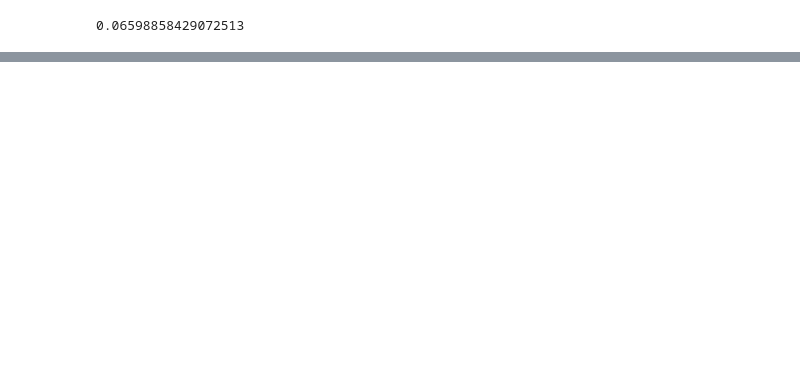
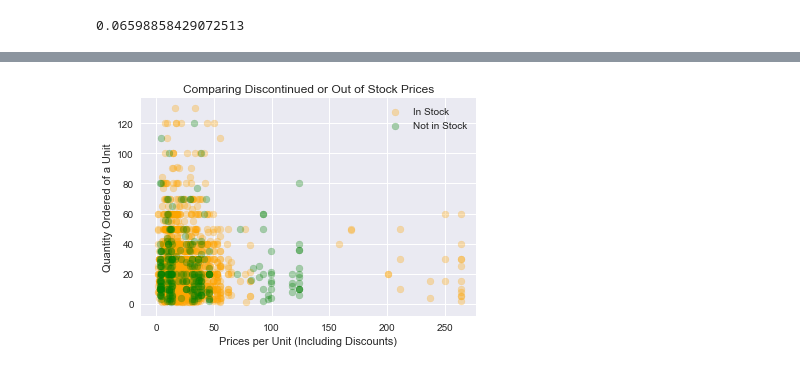
Before and after one commit to bronwencc/Module-3-Project, a Jupyter notebook: student.ipynb, the cells around one changed output, grey strips where cells are left out. Cells and saved outputs as stored; diff of their text form; code cells hidden in the pictures; blank space fills up the shorter version.

```diff
--- a/student.ipynb
+++ b/student.ipynb
@@ -1201,5 +1183,4 @@ ordersOOSDdf.to_csv(path_or_buf="OrdersStockDisc.csv")
 # %%
-import pandas as pd
-ordersOOSDdf = pd.read_csv("OrdersStockDisc.csv")
+ordersOOSDdf = pd.read_csv("files/OrdersStockDisc.csv")
 ordersOOSDdf.drop(columns=["Unnamed: 0"], inplace=True)
 ordersOOSDdf.info()
@@ -1267,0 +1266,3 @@ Cohen_d(lunavail, lavailable)
+# %%
+#creating new column for graph: UnitCost = Price/Quantity
+ordersOOSDdf["UnitCost"] = [(price/qty) for qty,price in zip(ordersOOSDdf.Quantity,ordersOOSDdf.Price)]
@@ -1267,0 +1278,32 @@ Cohen_d(lunavail, lavailable)
+# %%
+#creating two sets of data to plot on the same scatterplot axes
+#unit price paid vs quantity
+
+costavailable,costunavail,Qavailable,Qunavail = [],[],[],[]
+for idx, notstock in enumerate(ordersOOSDdf.NotInStock):
+    qty = ordersOOSDdf.iloc[idx,4]
+    cost = ordersOOSDdf.iloc[idx,-1]
+
+    if notstock:#if an item is discontinued or out of stock
+        Qunavail.append(qty)
+        costunavail.append(cost)
+    else:
+        Qavailable.append(qty)
+        costavailable.append(cost)
+# %%
+#unit price paid on the x-axis and quantity on the y-axis
+
+fig, ax1 = plt.subplots()
+
+ax1.scatter(costavailable, Qavailable, alpha=0.3, label="In Stock", color="orange")
+ax1.scatter(costunavail, Qunavail, alpha=0.3, label="Not in Stock", color="green")
+ax1.legend()
+
+plt.xlabel("Prices per Unit (Including Discounts)")
+plt.ylabel("Quantity Ordered of a Unit")
+plt.title("Comparing Discontinued or Out of Stock Prices")
+#plt.show()
+
+plt.savefig("graphs\outofstock.png")
+# %% [output]
+[figure, added]
```
Also changed, not shown: parts of 110 cells of this notebook, 2 other files.
